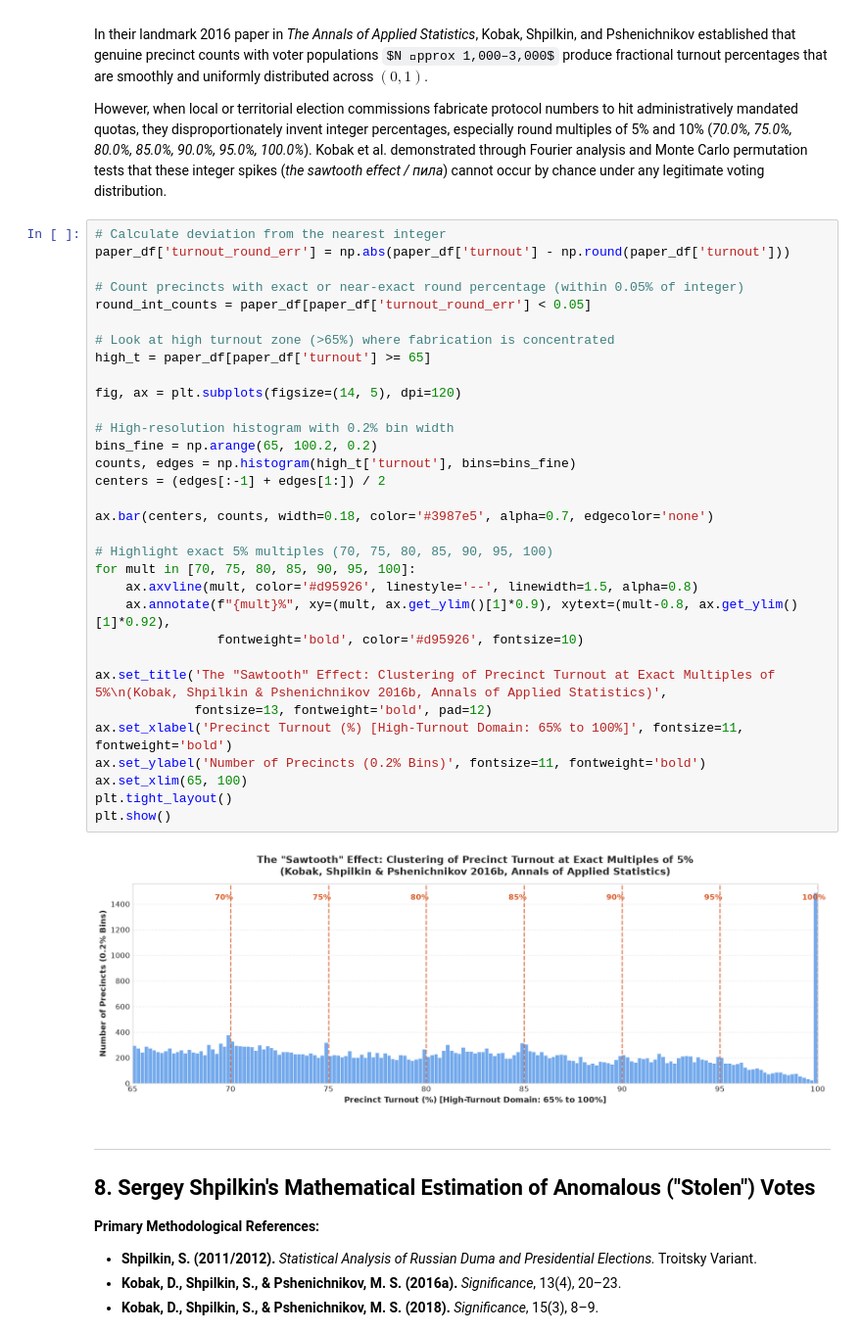
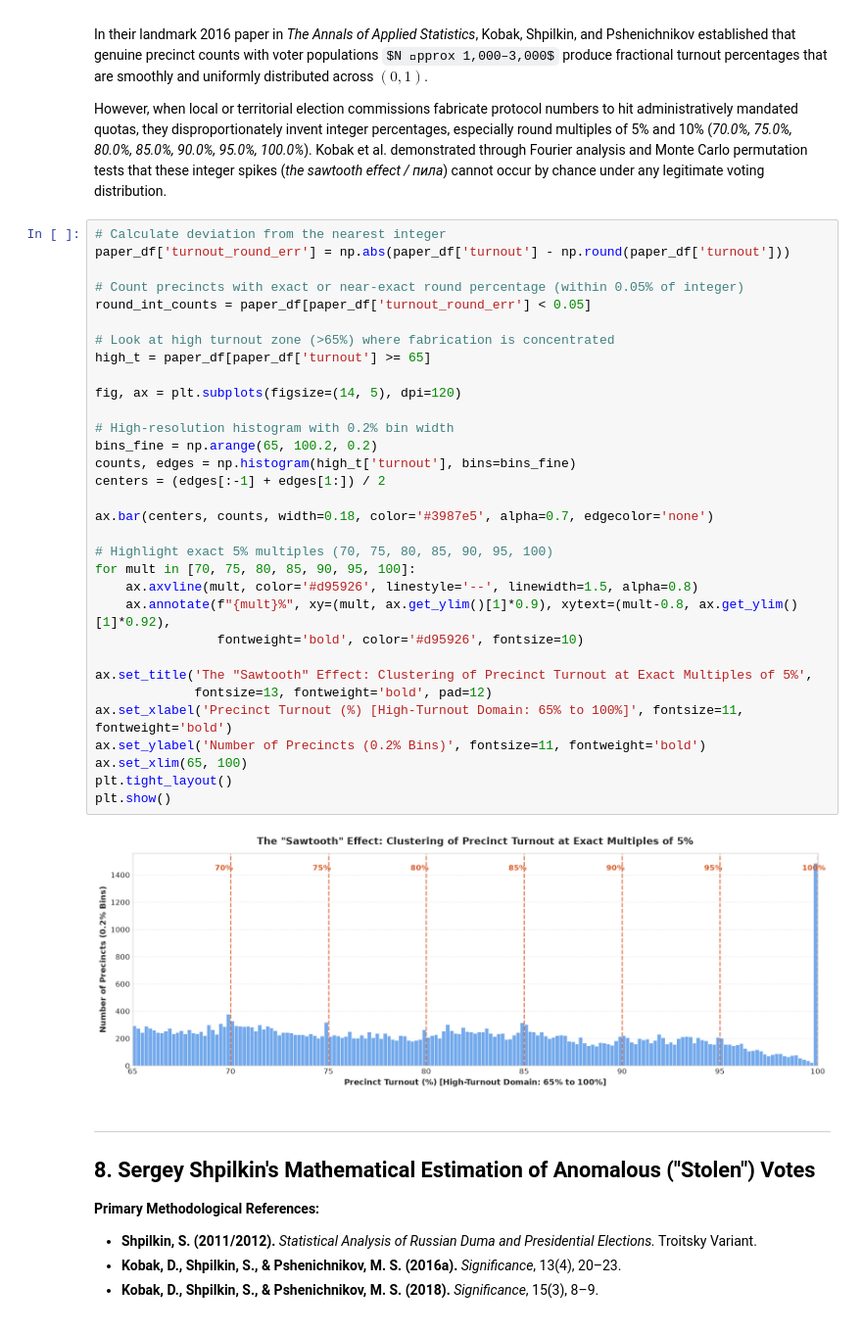
Before and after one commit to valentynbez/stolen-elections, a Jupyter notebook: notebooks/stolen-elections.ipynb, the cells around one changed output. Shown at 98% size. Cells and saved outputs as stored; diff of their text form; some formulas as TeX source.

```diff
--- a/notebooks/stolen-elections.ipynb
+++ b/notebooks/stolen-elections.ipynb
@@ -556,35 +556,35 @@ However, when local or territorial election commissions fabricate protocol numbe
 paper_df['turnout_round_err'] = np.abs(paper_df['turnout'] - np.round(paper_df['turnout']))
 
 # Count precincts with exact or near-exact round percentage (within 0.05% of integer)
 round_int_counts = paper_df[paper_df['turnout_round_err'] < 0.05]
 
 # Look at high turnout zone (>65%) where fabrication is concentrated
 high_t = paper_df[paper_df['turnout'] >= 65]
 
 fig, ax = plt.subplots(figsize=(14, 5), dpi=120)
 
 # High-resolution histogram with 0.2% bin width
 bins_fine = np.arange(65, 100.2, 0.2)
 counts, edges = np.histogram(high_t['turnout'], bins=bins_fine)
 centers = (edges[:-1] + edges[1:]) / 2
 
 ax.bar(centers, counts, width=0.18, color='#3987e5', alpha=0.7, edgecolor='none')
 
 # Highlight exact 5% multiples (70, 75, 80, 85, 90, 95, 100)
 for mult in [70, 75, 80, 85, 90, 95, 100]:
     ax.axvline(mult, color='#d95926', linestyle='--', linewidth=1.5, alpha=0.8)
     ax.annotate(f"{mult}%", xy=(mult, ax.get_ylim()[1]*0.9), xytext=(mult-0.8, ax.get_ylim()[1]*0.92),
                 fontweight='bold', color='#d95926', fontsize=10)
 
-ax.set_title('The "Sawtooth" Effect: Clustering of Precinct Turnout at Exact Multiples of 5%\n(Kobak, Shpilkin & Pshenichnikov 2016b, Annals of Applied Statistics)',
+ax.set_title('The "Sawtooth" Effect: Clustering of Precinct Turnout at Exact Multiples of 5%',
              fontsize=13, fontweight='bold', pad=12)
 ax.set_xlabel('Precinct Turnout (%) [High-Turnout Domain: 65% to 100%]', fontsize=11, fontweight='bold')
 ax.set_ylabel('Number of Precincts (0.2% Bins)', fontsize=11, fontweight='bold')
 ax.set_xlim(65, 100)
 plt.tight_layout()
 plt.show()
 # %% [output]
-[figure, old version]
+[figure, new version]
 # %% [markdown]
 ---
 ## 8. Sergey Shpilkin's Mathematical Estimation of Anomalous ("Stolen") Votes
```
Also changed, not shown: parts of 1 cell of this notebook.
